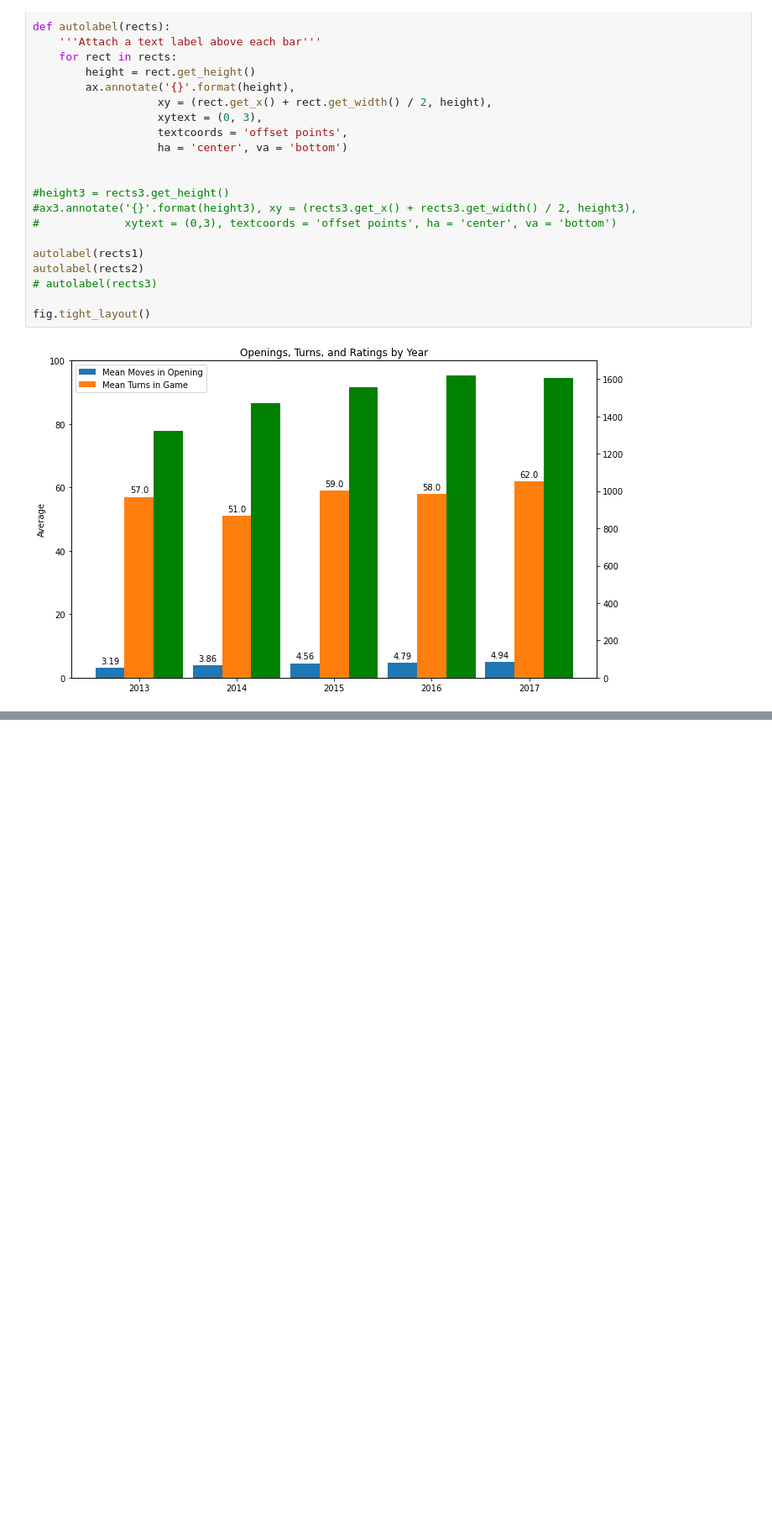
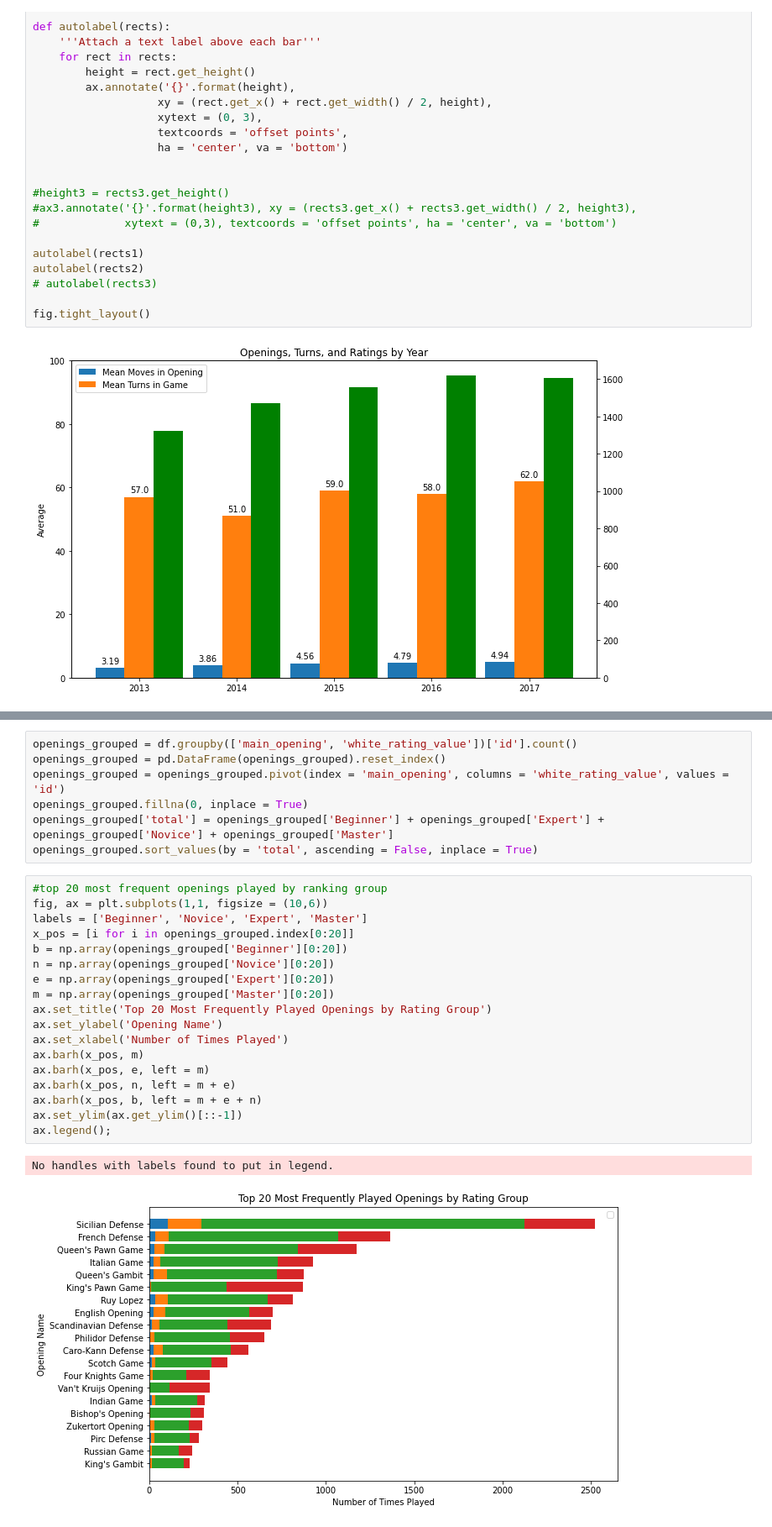
Before and after one commit to rmesrobi/Chess-Openings-EDA, a Jupyter notebook: chess_EDA_Final.ipynb, the cells around one changed output, grey strips where cells are left out. Shown at 84% size. Cells and saved outputs as stored; diff of their text form; blank space fills up the shorter version.

```diff
--- a/chess_EDA_Final.ipynb
+++ b/chess_EDA_Final.ipynb
@@ -178,0 +181,28 @@ axs[4,1].hist(bm['black_rating'], bins, alpha = 0.5);
+# %%
+openings_grouped = df.groupby(['main_opening', 'white_rating_value'])['id'].count()
+openings_grouped = pd.DataFrame(openings_grouped).reset_index()
+openings_grouped = openings_grouped.pivot(index = 'main_opening', columns = 'white_rating_value', values = 'id')
+openings_grouped.fillna(0, inplace = True)
+openings_grouped['total'] = openings_grouped['Beginner'] + openings_grouped['Expert'] + openings_grouped['Novice'] + openings_grouped['Master']
+openings_grouped.sort_values(by = 'total', ascending = False, inplace = True)
+# %%
+#top 20 most frequent openings played by ranking group
+fig, ax = plt.subplots(1,1, figsize = (10,6))
+labels = ['Beginner', 'Novice', 'Expert', 'Master']
+x_pos = [i for i in openings_grouped.index[0:20]]
+b = np.array(openings_grouped['Beginner'][0:20])
+n = np.array(openings_grouped['Novice'][0:20])
+e = np.array(openings_grouped['Expert'][0:20])
+m = np.array(openings_grouped['Master'][0:20])
+ax.set_title('Top 20 Most Frequently Played Openings by Rating Group')
+ax.set_ylabel('Opening Name')
+ax.set_xlabel('Number of Times Played')
+ax.barh(x_pos, m)
+ax.barh(x_pos, e, left = m)
+ax.barh(x_pos, n, left = m + e)
+ax.barh(x_pos, b, left = m + e + n)
+ax.set_ylim(ax.get_ylim()[::-1])
+ax.legend();
+# %% [output]
+No handles with labels found to put in legend.
+[figure, added]
```
Also changed, not shown: parts of 27 cells of this notebook, 2 other files.
